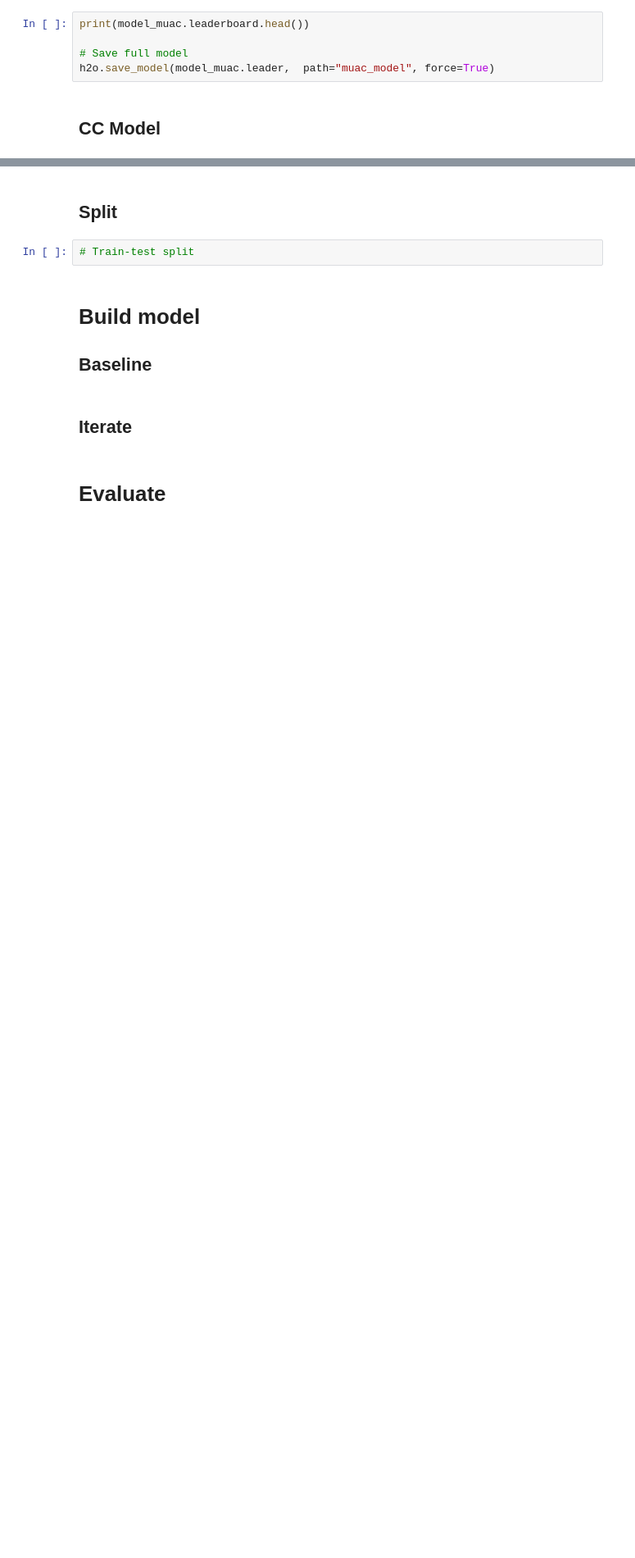
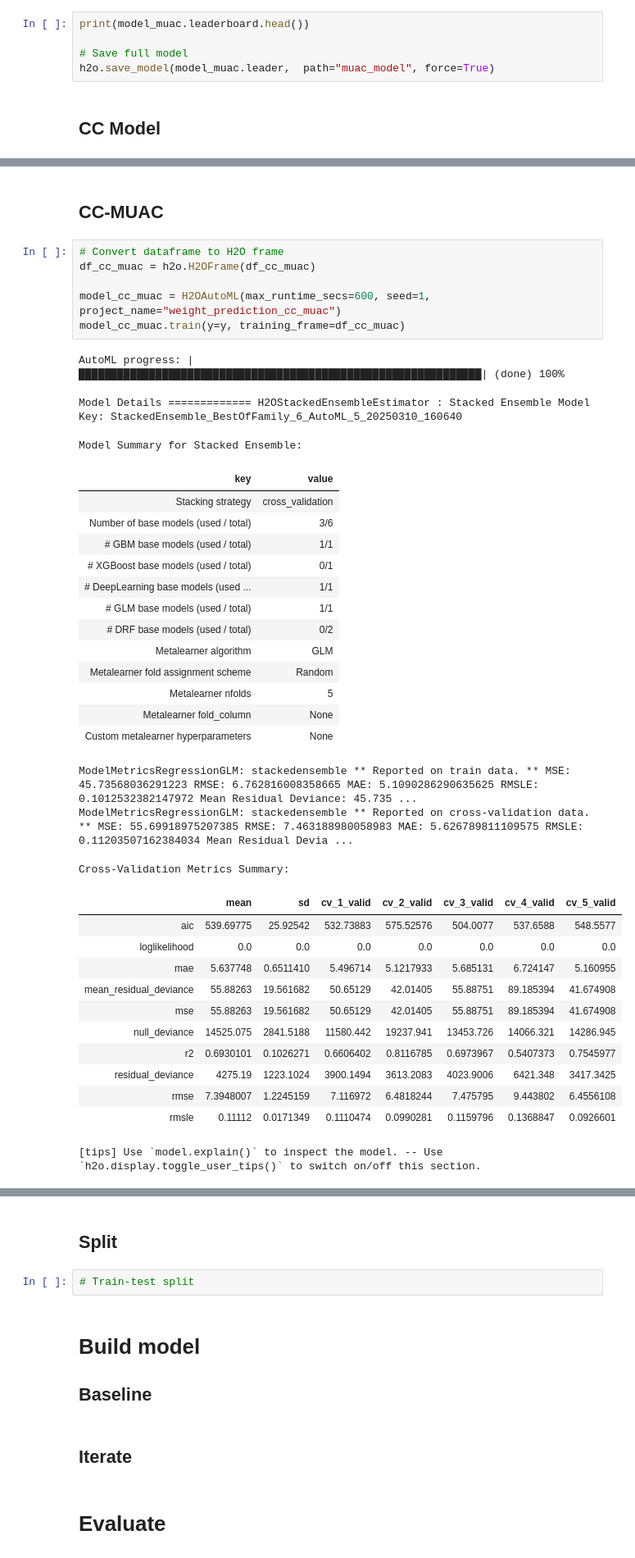
Before and after one commit to KomlaRD/Adult-Weight-Estimation, a Jupyter notebook: muac_machine_learning.ipynb, the cells around one changed output, grey strips where cells are left out. Shown: that part at 82% size. Saved outputs shown, nothing was run; the diff lists cells and outputs as text; blank space fills up the shorter version.

Commit message:
Model for muac, cc and bmi

```diff
--- a/muac_machine_learning.ipynb
+++ b/muac_machine_learning.ipynb
@@ -239,0 +275,40 @@ h2o.save_model(model_cc.leader,  path="muac_model", force=True)
+# %% [markdown]
+## CC-MUAC
+# %%
+# Convert dataframe to H2O frame
+df_cc_muac = h2o.H2OFrame(df_cc_muac)
+
+model_cc_muac = H2OAutoML(max_runtime_secs=600, seed=1, project_name="weight_prediction_cc_muac")
+model_cc_muac.train(y=y, training_frame=df_cc_muac)
+# %% [output]
+AutoML progress: |███████████████████████████████████████████████████████████████| (done) 100%
+Model Details ============= H2OStackedEnsembleEstimator : Stacked Ensemble Model Key: StackedEnsemble_BestOfFamily_6_AutoML_5_20250310_160640
+Model Summary for Stacked Ensemble:
+| key | value |
+| Stacking strategy | cross_validation |
+| Number of base models (used / total) | 3/6 |
+| # GBM base models (used / total) | 1/1 |
+| # XGBoost base models (used / total) | 0/1 |
+| # DeepLearning base models (used ... | 1/1 |
+| # GLM base models (used / total) | 1/1 |
+| # DRF base models (used / total) | 0/2 |
+| Metalearner algorithm | GLM |
+| Metalearner fold assignment scheme | Random |
+| Metalearner nfolds | 5 |
+| Metalearner fold_column | None |
+| Custom metalearner hyperparameters | None |
+ModelMetricsRegressionGLM: stackedensemble ** Reported on train data. ** MSE: 45.73568036291223 RMSE: 6.762816008358665 MAE: 5.1090286290635625 RMSLE: 0.1012532382147972 Mean Residual Deviance: 45.735 ...
+ModelMetricsRegressionGLM: stackedensemble ** Reported on cross-validation data. ** MSE: 55.69918975207385 RMSE: 7.463188980058983 MAE: 5.626789811109575 RMSLE: 0.11203507162384034 Mean Residual Devia ...
+Cross-Validation Metrics Summary:
+|  | mean | sd | cv_1_valid | cv_2_valid | cv_3_valid | cv_4_valid | cv_5_valid |
+| aic | 539.69775 | 25.92542 | 532.73883 | 575.52576 | 504.0077 | 537.6588 | 548.5577 |
+| loglikelihood | 0.0 | 0.0 | 0.0 | 0.0 | 0.0 | 0.0 | 0.0 |
+| mae | 5.637748 | 0.6511410 | 5.496714 | 5.1217933 | 5.685131 | 6.724147 | 5.160955 |
+| mean_residual_deviance | 55.88263 | 19.561682 | 50.65129 | 42.01405 | 55.88751 | 89.185394 | 41.674908 |
+| mse | 55.88263 | 19.561682 | 50.65129 | 42.01405 | 55.88751 | 89.185394 | 41.674908 |
+| null_deviance | 14525.075 | 2841.5188 | 11580.442 | 19237.941 | 13453.726 | 14066.321 | 14286.945 |
+| r2 | 0.6930101 | 0.1026271 | 0.6606402 | 0.8116785 | 0.6973967 | 0.5407373 | 0.7545977 |
+| residual_deviance | 4275.19 | 1223.1024 | 3900.1494 | 3613.2083 | 4023.9006 | 6421.348 | 3417.3425 |
+| rmse | 7.3948007 | 1.2245159 | 7.116972 | 6.4818244 | 7.475795 | 9.443802 | 6.4556108 |
+| rmsle | 0.11112 | 0.0171349 | 0.1110474 | 0.0990281 | 0.1159796 | 0.1368847 | 0.0926601 |
+[tips] Use `model.explain()` to inspect the model. -- Use `h2o.display.toggle_user_tips()` to switch on/off this section.
```
Also changed, not shown: parts of 7 cells of this notebook.
